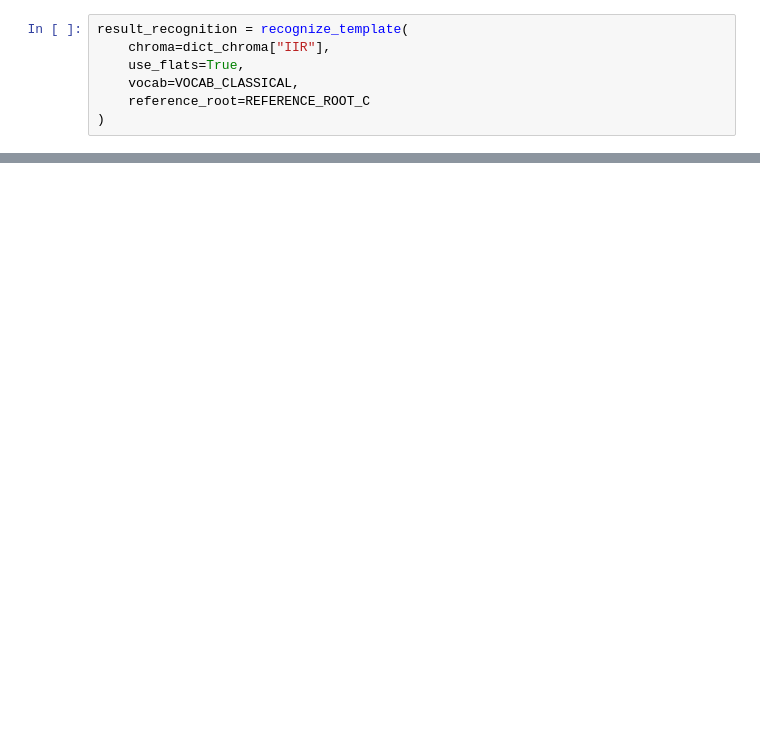
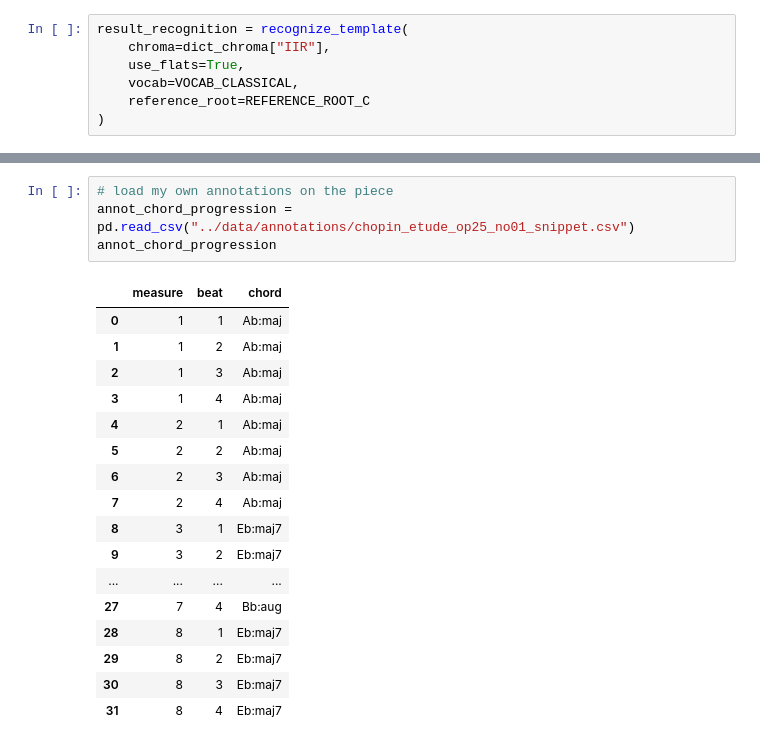
Before and after one commit to harjonillo/fmp-chord-recognition, a Jupyter notebook: notebooks/02_template_recognition.ipynb, the cells around one changed output, grey strips where cells are left out. Saved outputs shown, nothing was run; the diff lists cells and outputs as text; blank space fills up the shorter version.

Commit message:
Add annotations and notes for evaluation

```diff
--- a/notebooks/02_template_recognition.ipynb
+++ b/notebooks/02_template_recognition.ipynb
@@ -70,0 +105,22 @@ fig.tight_layout()
+# %%
+# load my own annotations on the piece
+annot_chord_progression = pd.read_csv("../data/annotations/chopin_etude_op25_no01_snippet.csv")
+annot_chord_progression
+# %% [output]
+|  | measure | beat | chord |
+| 0 | 1 | 1 | Ab:maj |
+| 1 | 1 | 2 | Ab:maj |
+| 2 | 1 | 3 | Ab:maj |
+| 3 | 1 | 4 | Ab:maj |
+| 4 | 2 | 1 | Ab:maj |
+| 5 | 2 | 2 | Ab:maj |
+| 6 | 2 | 3 | Ab:maj |
+| 7 | 2 | 4 | Ab:maj |
+| 8 | 3 | 1 | Eb:maj7 |
+| 9 | 3 | 2 | Eb:maj7 |
+| ... | ... | ... | ... |
+| 27 | 7 | 4 | Bb:aug |
+| 28 | 8 | 1 | Eb:maj7 |
+| 29 | 8 | 2 | Eb:maj7 |
+| 30 | 8 | 3 | Eb:maj7 |
+| 31 | 8 | 4 | Eb:maj7 |
```
Also changed, not shown: parts of 6 cells of this notebook, 2 other files.
